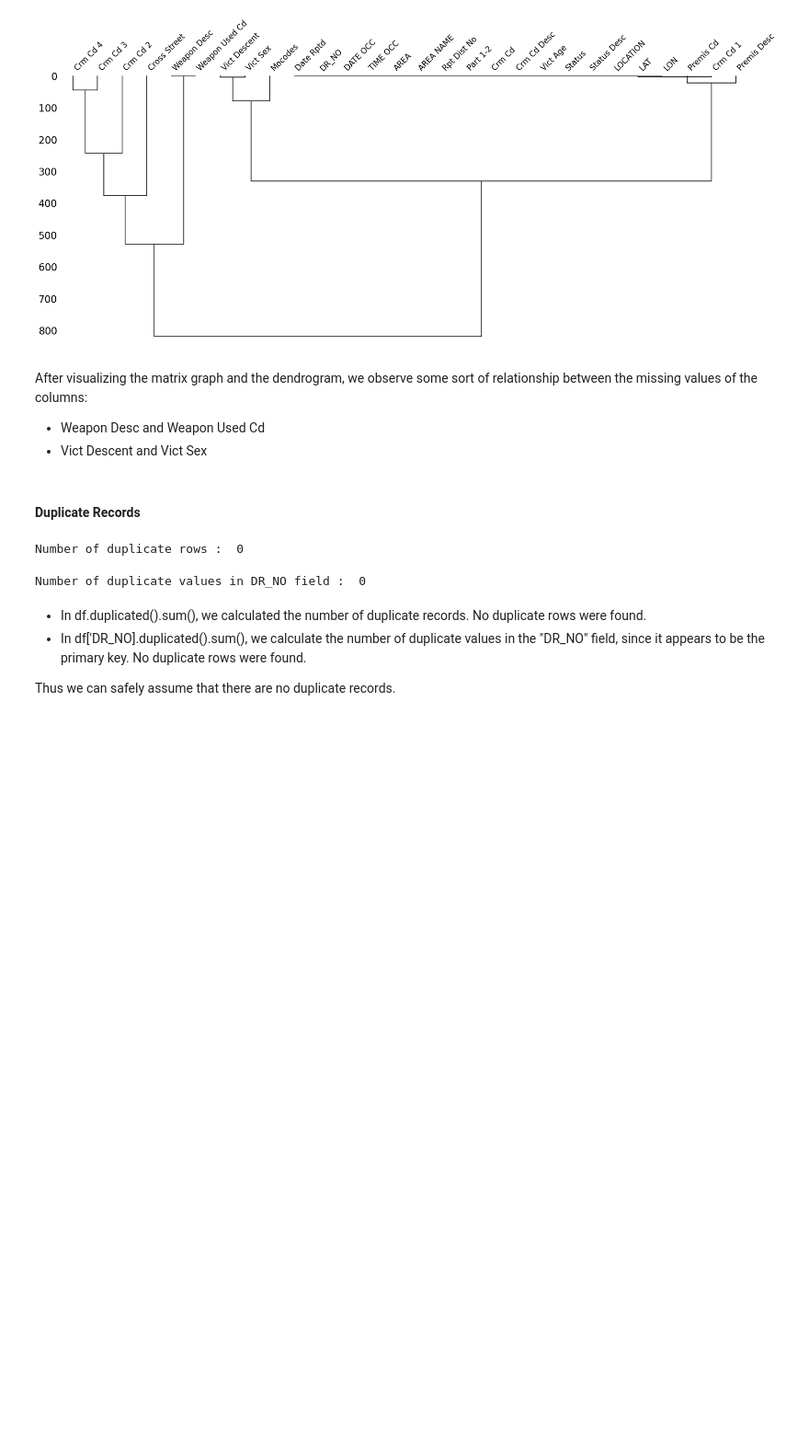
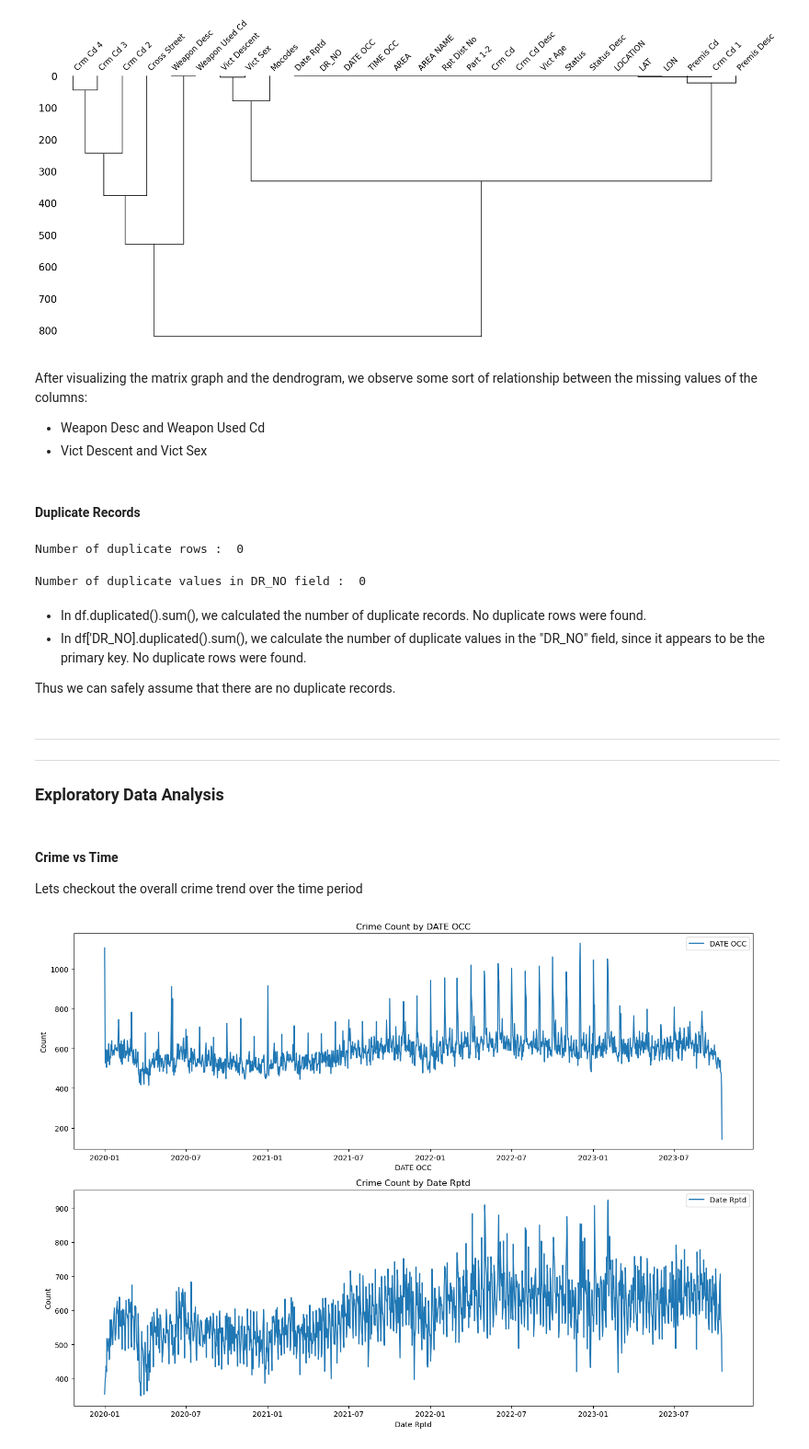
Before and after one commit to RishabhHM/Analyzing-Crime-In-LA, a Jupyter notebook: Crime_In_LA.ipynb, the cells around one changed output. Shown at 92% size. Drawn from its saved outputs; the diff is of its cells as text; code cells hidden in the pictures; blank space fills up the shorter version.

Commit message:
🚧 chore : EDA - Crime vs Time

```diff
--- a/Crime_In_LA.ipynb
+++ b/Crime_In_LA.ipynb
@@ -218,3 +218,36 @@ Number of duplicate values in DR_NO field :  0
 - In df['DR_NO].duplicated().sum(), we calculate the number of duplicate values in the "DR_NO" field, since it appears to be the primary key. No duplicate rows were found.
 
 Thus we can safely assume that there are no duplicate records.
+# %% [markdown]
+<hr>
+<hr>
+
+### Exploratory Data Analysis
+# %% [markdown]
+#### Crime vs Time
+Lets checkout the overall crime trend over the time period
+# %%
+count_crime_occ = pd.DataFrame(df['DATE OCC'].value_counts())
+count_crime_rpt = pd.DataFrame(df['Date Rptd'].value_counts())
+# We could have also used the below code to achieve similar result
+# count_crime_occ = df.groupby(['DATE OCC'])['DR_NO'].size().reset_index(name='Count')
+
+count_crime_occ.sort_index(inplace=True)
+count_crime_rpt.sort_index(inplace=True)
+# %%
+fig, (ax1, ax2) = plt.subplots(2, 1, figsize=(14, 10))
+
+sns.lineplot(count_crime_occ, ax=ax1)
+ax1.set_title("Crime Count by DATE OCC")
+ax1.set_xlabel("DATE OCC")
+ax1.set_ylabel("Count")
+
+sns.lineplot(count_crime_rpt, ax=ax2)
+ax2.set_title("Crime Count by Date Rptd")
+ax2.set_xlabel("Date Rptd")
+ax2.set_ylabel("Count")
+
+plt.tight_layout()
+plt.show()
+# %% [output]
+[figure, added]
```
Also changed, not shown: parts of 16 cells of this notebook.
